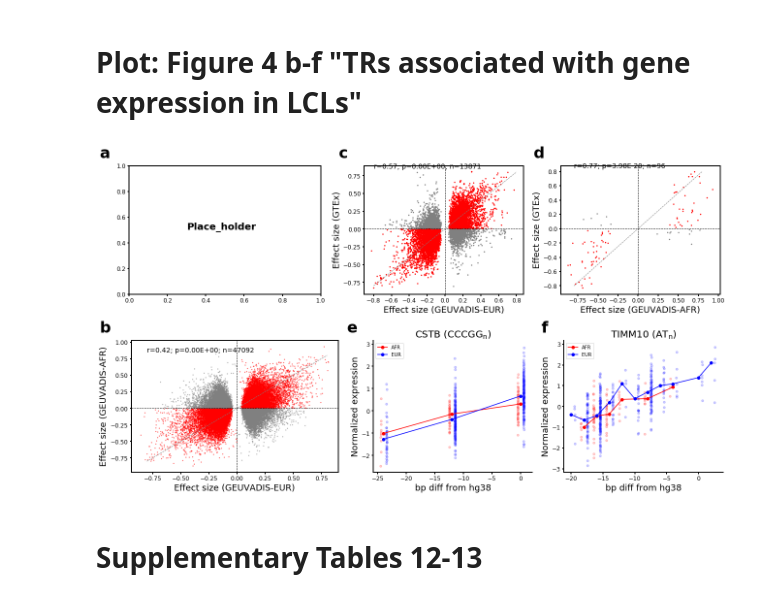
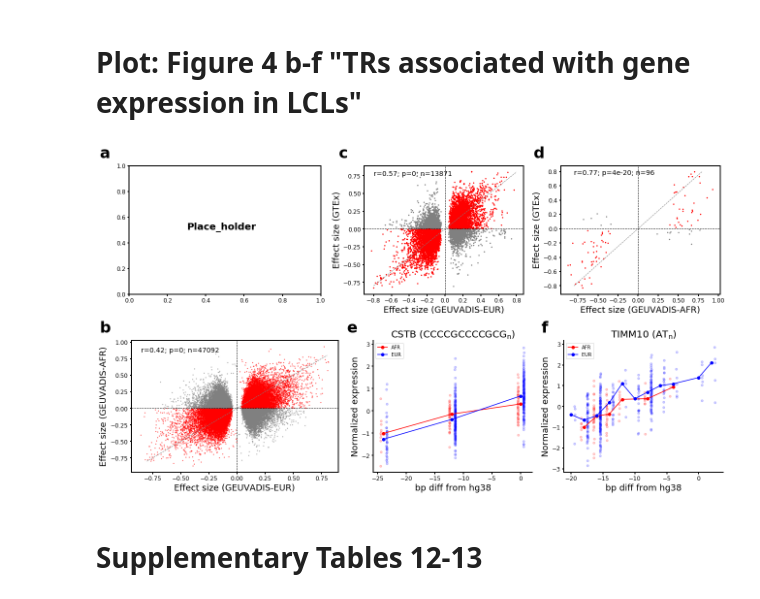
Before and after one commit to gymreklab/1000Genomes-TR-Analysis, a Jupyter notebook: figure-notebooks-round2/Figure4-TRsAssociatedWithGeneExpressionInLCLs.ipynb, the cells around one changed output. Cells and saved outputs as stored; diff of their text form; code cells hidden in the pictures.

```diff
--- a/figure-notebooks-round2/Figure4-TRsAssociatedWithGeneExpressionInLCLs.ipynb
+++ b/figure-notebooks-round2/Figure4-TRsAssociatedWithGeneExpressionInLCLs.ipynb
@@ -386,7 +385,7 @@ ax4.axhline(y=0, linestyle="dashed", color="black", linewidth=1)
 ax4.plot([-0.8, 0.8], [-0.8, 0.8], linestyle="dashed", color="gray", linewidth=1)
 cor, p = scipy.stats.pearsonr(fig4b_pltdata["slope_EUR"], fig4b_pltdata["slope_AFR"])
 n=fig4b_pltdata.shape[0]
-ax4.text(-0.85, 0.85, "r=%.2f; p=%.2E; n=%s"%(cor, p, n), fontsize=14)
+ax4.text(-0.85, 0.85, "r=%.2f; p=%.2g; n=%s"%(cor, p, n), fontsize=14)
 ax4.set_xlabel("Effect size (GEUVADIS-EUR)")
 ax4.set_ylabel("Effect size (GEUVADIS-AFR)")
 
@@ -396,37 +395,37 @@ eur_merged = MergeGTExGeuvadis(gtex[t], eur_fdr)
 afr_merged = MergeGTExGeuvadis(gtex[t], afr_fdr)
 
 ax2.scatter(eur_merged["slope"], eur_merged["linreg.beta"], s=3,
            color=eur_merged.apply(lambda x: GetColor(x, col1="slope", col2="linreg.beta"), 1))
 ax2.axvline(x=0, linestyle="dashed", color="black", linewidth=1)
 ax2.axhline(y=0, linestyle="dashed", color="black", linewidth=1)
 ax2.plot([-0.8, 0.8], [-0.8, 0.8], linestyle="dashed", color="gray", linewidth=1)
 cor, p = scipy.stats.pearsonr(eur_merged["slope"], eur_merged["linreg.beta"])
 n=eur_merged.shape[0]
-ax2.text(-0.8, 0.75, "r=%.2f; p=%.2E; n=%s"%(cor, p, n), fontsize=14)
+ax2.text(-0.8, 0.75, "r=%.2f; p=%.2g; n=%s"%(cor, p, n), fontsize=14)
 ax2.set_xlabel("Effect size (GEUVADIS-EUR)")
 ax2.set_ylabel("Effect size (GTEx)")
 
 ##### Figure 4d - gtex vs. Geuvadis (AFR) #####
 ax3.scatter(afr_merged["slope"], afr_merged["linreg.beta"], s=3,
            color=afr_merged.apply(lambda x: GetColor(x, col1="slope", col2="linreg.beta"), 1))
 ax3.axvline(x=0, linestyle="dashed", color="black", linewidth=1)
 ax3.axhline(y=0, linestyle="dashed", color="black", linewidth=1)
 ax3.plot([-0.8, 0.8], [-0.8, 0.8], linestyle="dashed", color="gray", linewidth=1)
 cor, p = scipy.stats.pearsonr(afr_merged["slope"], afr_merged["linreg.beta"])
 n=afr_merged.shape[0]
-ax3.text(-0.8, 0.75, "r=%.2f; p=%.2E; n=%s"%(cor, p, n), fontsize=14)
+ax3.text(-0.8, 0.75, "r=%.2f; p=%.2g; n=%s"%(cor, p, n), fontsize=14)
 ax3.set_xlabel("Effect size (GEUVADIS-AFR)")
 ax3.set_ylabel("Effect size (GTEx)")
 
 ##### Figure 4e-f examples #####
-plot_eTR('chr21_43776443-ENSG00000160213.5',ax5,'CCCGG$_\mathrm{n}$','CSTB')
+plot_eTR('chr21_43776443-ENSG00000160213.5',ax5,'CCCCGCCCCGCG$_\mathrm{n}$','CSTB')
 plot_eTR('chr11_57528484-ENSG00000134809.4',ax6,'AT$_\mathrm{n}$','TIMM10')
 
 ##### add titles and formating #####
 format_axes(fig)
 fig.savefig(os.path.join(PLOTDIR, "Figure4.pdf"))
 # %% [output]
-[figure, old version]
+[figure, new version]
 # %% [markdown]
 # Supplementary Tables 12-13
 # %%
```
Also changed, not shown: parts of 4 cells of this notebook.
